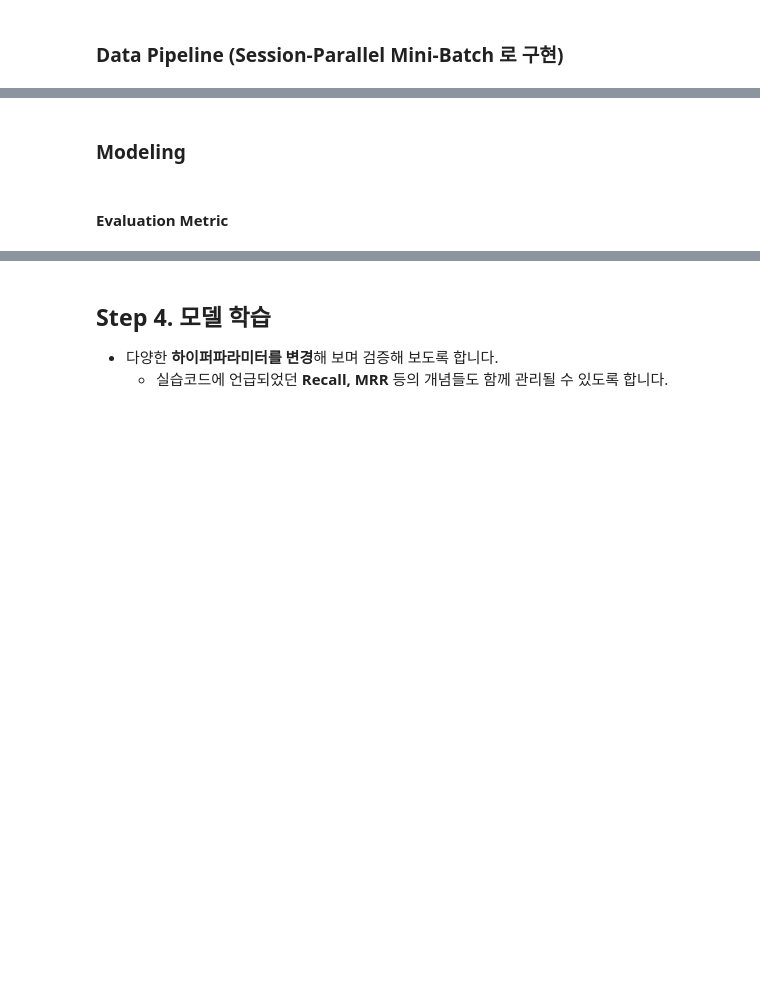
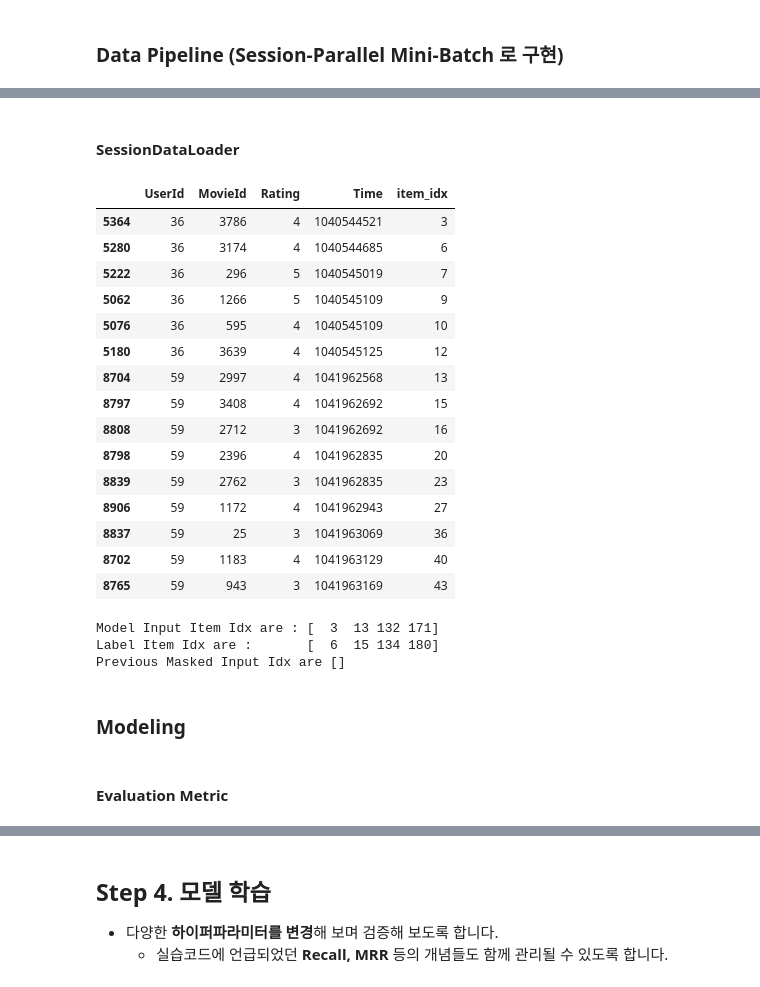
Before and after one commit to stereo-weld/explorations, a Jupyter notebook: E17_Project_Movielens_Session_Based_Recommendation.ipynb, the cells around one changed output, grey strips where cells are left out. Saved outputs shown, nothing was run; the diff lists cells and outputs as text; code cells hidden in the pictures; blank space fills up the shorter version.

```diff
--- a/E17_Project_Movielens_Session_Based_Recommendation.ipynb
+++ b/E17_Project_Movielens_Session_Based_Recommendation.ipynb
@@ -489,0 +490,4 @@ train.shape, valid.shape, test.shape
+# %%
+tr.sort_values(["UserId", "Time"], inplace=True)
+val.sort_values(["UserId",  "Time"], inplace=True)
+test.sort_values(["UserId", "Time"], inplace=True)
@@ -544,14 +569,3 @@ stats_info(test, 'test')
          First Time : 1045856844
          Last Time : 1046454320
          Days : 6.9
-# %%
-# train set에 없는 아이템이 val, test기간에 생길 수 있으므로 train data를 기준으로 인덱싱합니다.
-id2idx = {item_id : index for index, item_id in enumerate(train['MovieId'].unique())}
-
-def indexing(df, id2idx):
-    df['item_idx'] = df['MovieId'].map(lambda x: id2idx.get(x, -1))  # id2idx에 없는 아이템은 모르는 값(-1) 처리 해줍니다.
-    return df
-
-train = indexing(train, id2idx)
-valid = indexing(valid, id2idx)
-test = indexing(test, id2idx)
@@ -566,0 +572,11 @@ test.to_pickle(save_path / 'test.pkl')
+# %%
+# train set에 없는 아이템이 val, test기간에 생길 수 있으므로 train data를 기준으로 인덱싱합니다.
+id2idx = {item_id : index for index, item_id in enumerate(train['MovieId'].unique())}
+
+def indexing(df, id2idx):
+    df['item_idx'] = df['MovieId'].map(lambda x: id2idx.get(x, -1))  # id2idx에 없는 아이템은 모르는 값(-1) 처리 해줍니다.
+    return df
+
+tr = indexing(tr, id2idx)
+val = indexing(val, id2idx)
+test = indexing(test, id2idx)
@@ -734,0 +617,4 @@ Previous Masked Input Idx are []
+# %%
+# train데이터로 SessionDataset 객체를 만들기
+tr_dataset = SessionDataset(tr)
+tr_dataset.df.head(10)
@@ -734,0 +665,2 @@ Previous Masked Input Idx are []
+# %% [markdown]
+####  SessionDataLoader
@@ -734,0 +728,20 @@ Previous Masked Input Idx are []
+# %%
+tr_data_loader = SessionDataLoader(tr_dataset, batch_size=4)
+tr_dataset.df.head(15)
+# %% [output]
+|  | UserId | MovieId | Rating | Time | item_idx |
+| 5364 | 36 | 3786 | 4 | 1040544521 | 3 |
+| 5280 | 36 | 3174 | 4 | 1040544685 | 6 |
+| 5222 | 36 | 296 | 5 | 1040545019 | 7 |
+| 5062 | 36 | 1266 | 5 | 1040545109 | 9 |
+| 5076 | 36 | 595 | 4 | 1040545109 | 10 |
+| 5180 | 36 | 3639 | 4 | 1040545125 | 12 |
+| 8704 | 59 | 2997 | 4 | 1041962568 | 13 |
+| 8797 | 59 | 3408 | 4 | 1041962692 | 15 |
+| 8808 | 59 | 2712 | 3 | 1041962692 | 16 |
+| 8798 | 59 | 2396 | 4 | 1041962835 | 20 |
+| 8839 | 59 | 2762 | 3 | 1041962835 | 23 |
+| 8906 | 59 | 1172 | 4 | 1041962943 | 27 |
+| 8837 | 59 | 25 | 3 | 1041963069 | 36 |
+| 8702 | 59 | 1183 | 4 | 1041963129 | 40 |
+| 8765 | 59 | 943 | 3 | 1041963169 | 43 |
@@ -735,7 +750,16 @@ Previous Masked Input Idx are []
+# %%
+inputs, labels, mask =  next(iter_ex)
+print(f'Model Input Item Idx are : {inputs}')
+print(f'Label Item Idx are : {"":5} {labels}')
+print(f'Previous Masked Input Idx are {mask}')
+# %% [output]
+Model Input Item Idx are : [  3  13 132 171]
+Label Item Idx are :       [  6  15 134 180]
+Previous Masked Input Idx are []
 # %% [markdown]
 ### Modeling
-# %% [markdown]
-#### Evaluation Metric
+# %% [markdown]
+#### Evaluation Metric
 # %%
 # MRR@k 지표
 def mrr_k(pred, truth: int, k: int):
```
Also changed, not shown: parts of 58 cells of this notebook.
